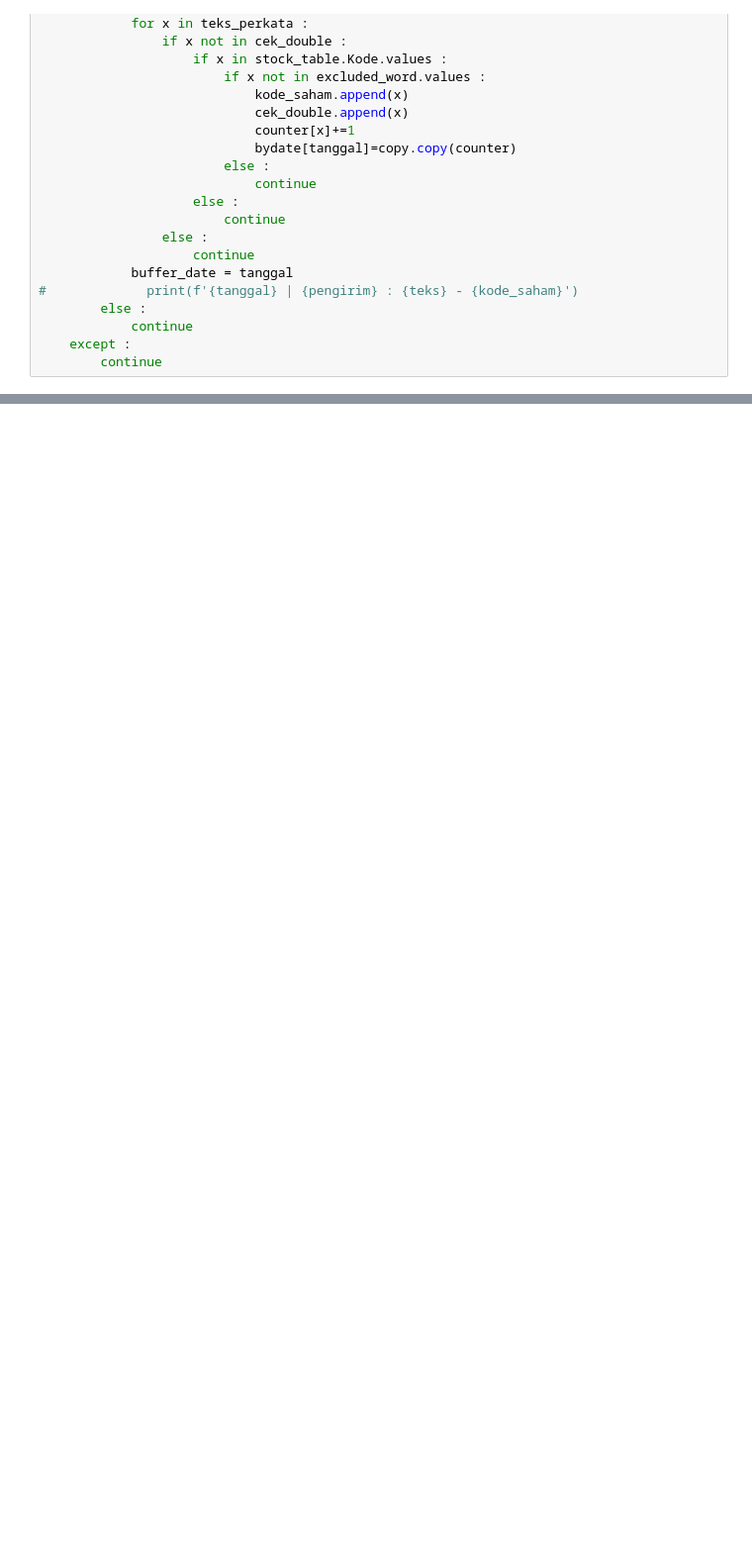
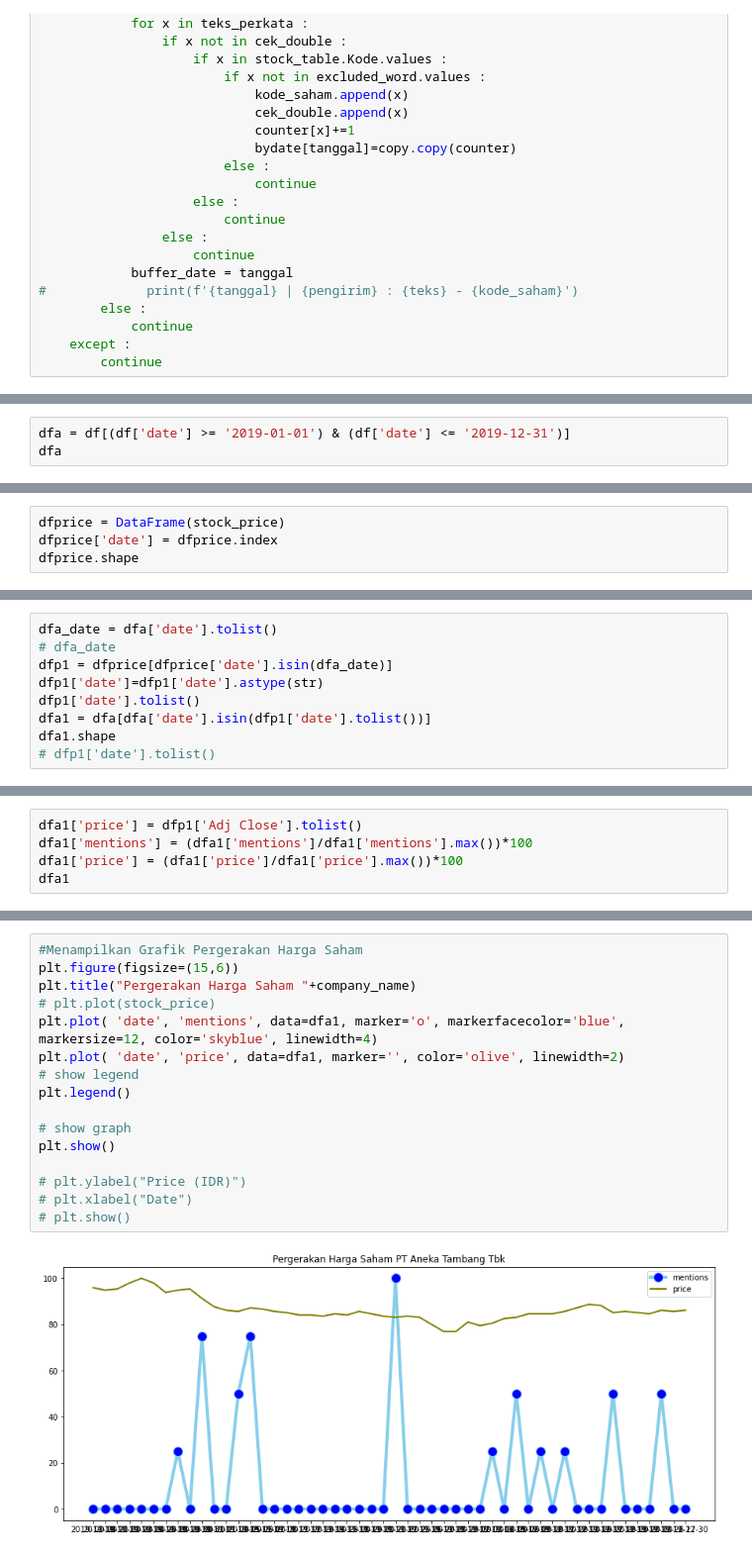
Before and after one commit to mashtree/py_1C-R-project, a Jupyter notebook: Stock Code Extract + Yfinance.ipynb, the cells around one changed output, grey strips where cells are left out. Shown: that part at 99% size. Cells and saved outputs as stored; diff of their text form; blank space fills up the shorter version.

Commit message:
sanding data mentions dan price

```diff
--- a/Stock Code Extract + Yfinance.ipynb
+++ b/Stock Code Extract + Yfinance.ipynb
@@ -90,0 +81,3 @@ Masukkan tanggal akhir (Format: yyyy-mm-dd) : 2021-02-01
+# %%
+dfa = df[(df['date'] >= '2019-01-01') & (df['date'] <= '2019-12-31')]
+dfa
@@ -117,0 +126,4 @@ plt.show()
+# %%
+dfprice = DataFrame(stock_price)
+dfprice['date'] = dfprice.index
+dfprice.shape
@@ -117,0 +134,9 @@ plt.show()
+# %%
+dfa_date = dfa['date'].tolist()
+# dfa_date
+dfp1 = dfprice[dfprice['date'].isin(dfa_date)]
+dfp1['date']=dfp1['date'].astype(str)
+dfp1['date'].tolist()
+dfa1 = dfa[dfa['date'].isin(dfp1['date'].tolist())]
+dfa1.shape
+# dfp1['date'].tolist()
@@ -117,0 +150,5 @@ plt.show()
+# %%
+dfa1['price'] = dfp1['Adj Close'].tolist()
+dfa1['mentions'] = (dfa1['mentions']/dfa1['mentions'].max())*100
+dfa1['price'] = (dfa1['price']/dfa1['price'].max())*100
+dfa1
@@ -117,0 +188,18 @@ plt.show()
+# %%
+#Menampilkan Grafik Pergerakan Harga Saham
+plt.figure(figsize=(15,6))
+plt.title("Pergerakan Harga Saham "+company_name)
+# plt.plot(stock_price)
+plt.plot( 'date', 'mentions', data=dfa1, marker='o', markerfacecolor='blue', markersize=12, color='skyblue', linewidth=4)
+plt.plot( 'date', 'price', data=dfa1, marker='', color='olive', linewidth=2)
+# show legend
+plt.legend()
+
+# show graph
+plt.show()
+
+# plt.ylabel("Price (IDR)")
+# plt.xlabel("Date")
+# plt.show()
+# %% [output]
+[figure, added]
```
Also changed, not shown: parts of 11 cells of this notebook, 1 other file.
